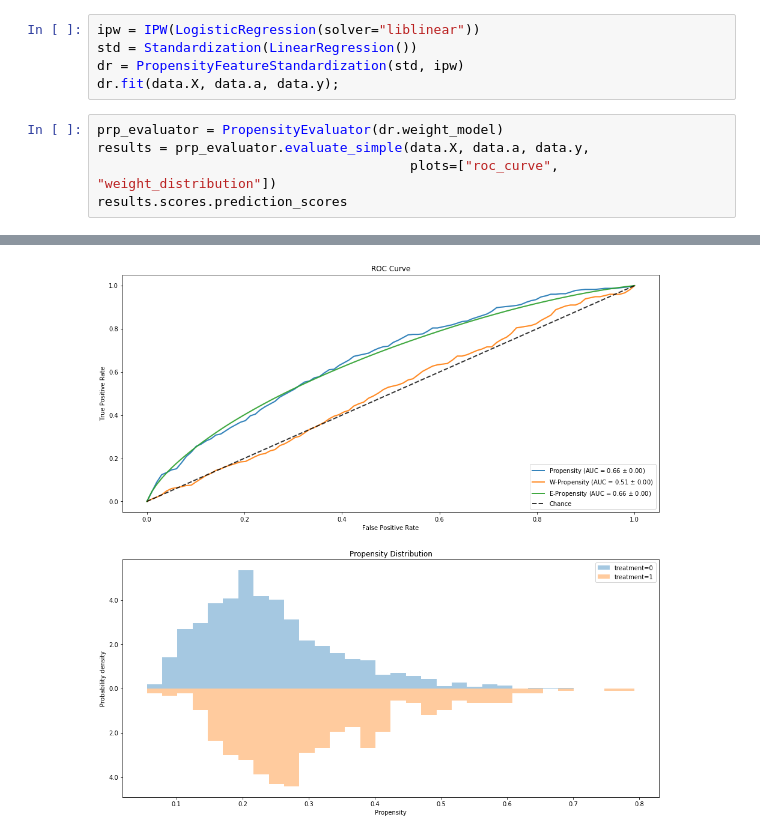
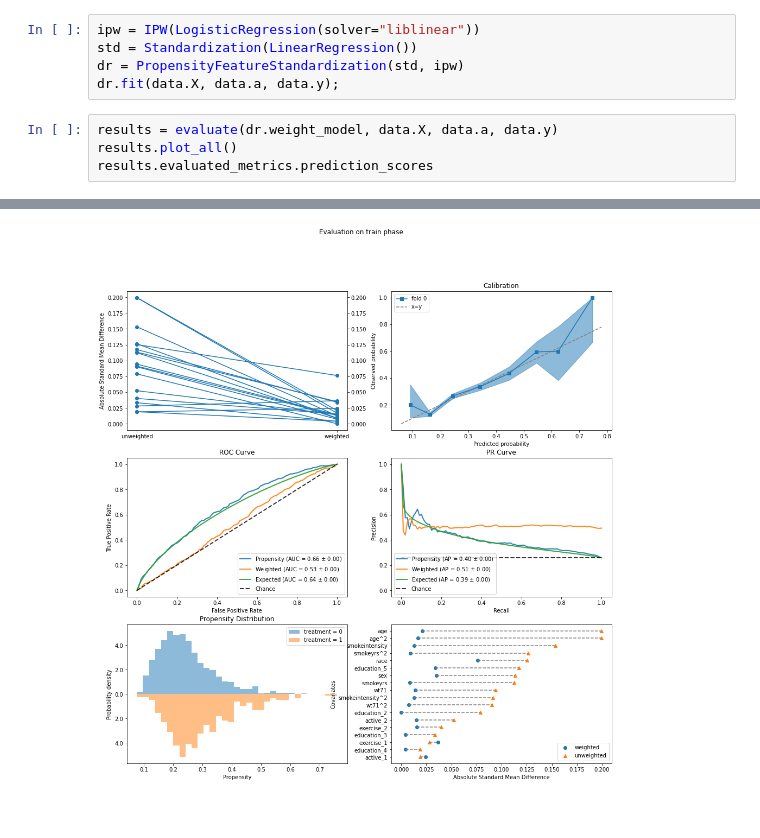
Before and after one commit to BiomedSciAI/causallib, a Jupyter notebook: examples/doubly_robust.ipynb, the cells around one changed output, grey strips where cells are left out. Drawn from its saved outputs; the diff is of its cells as text.

```diff
--- a/examples/doubly_robust.ipynb
+++ b/examples/doubly_robust.ipynb
@@ -208,8 +195,7 @@ std = Standardization(LinearRegression())
 dr = PropensityFeatureStandardization(std, ipw)
 dr.fit(data.X, data.a, data.y);
 # %%
-prp_evaluator = PropensityEvaluator(dr.weight_model)
-results = prp_evaluator.evaluate_simple(data.X, data.a, data.y,
-                                        plots=["roc_curve", "weight_distribution"])
-results.scores.prediction_scores
+results = evaluate(dr.weight_model, data.X, data.a, data.y)
+results.plot_all()
+results.evaluated_metrics.prediction_scores
 # %% [output]
@@ -218 +204 @@ results.scores.prediction_scores
-[figure, old version]
+[figure, new version]
```
Also changed, not shown: parts of 16 cells of this notebook, 12 other files.
